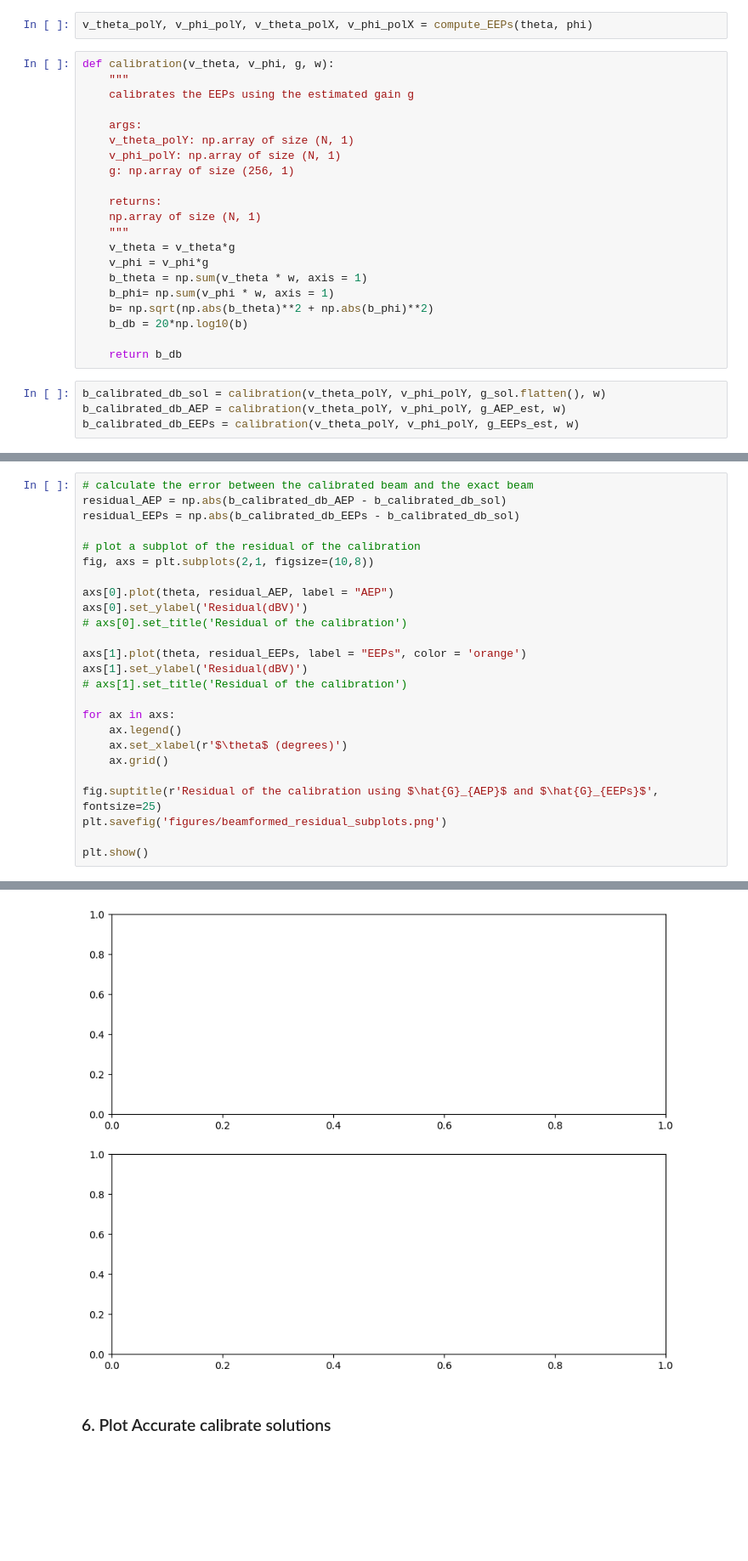
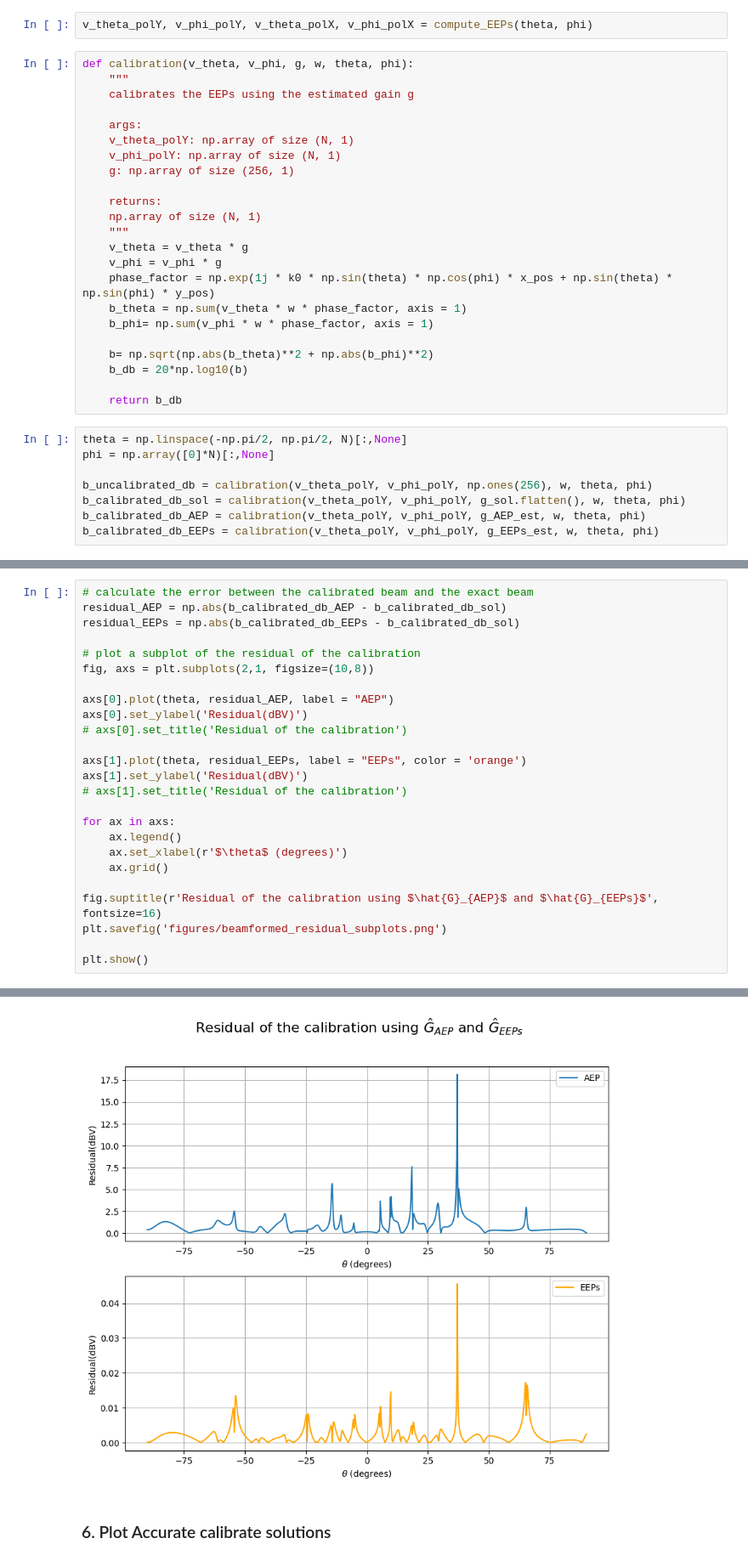
Before and after one commit to ZhongXinyu/SKA-Signal-Detection, a Jupyter notebook: src.ipynb, the cells around one changed output, grey strips where cells are left out. Shown at 85% size. Drawn from its saved outputs; the diff is of its cells as text; blank space fills up the shorter version.

```diff
--- a/src.ipynb
+++ b/src.ipynb
@@ -422,7 +423,7 @@ phi = np.array([0]*N)[:,None]
 # %%
 v_theta_polY, v_phi_polY, v_theta_polX, v_phi_polX = compute_EEPs(theta, phi)
 # %%
-def calibration(v_theta, v_phi, g, w):
+def calibration(v_theta, v_phi, g, w, theta, phi):
     """
     calibrates the EEPs using the estimated gain g
 
@@ -434,18 +435,24 @@ def calibration(v_theta, v_phi, g, w):
     returns:
     np.array of size (N, 1)
     """
-    v_theta = v_theta*g
-    v_phi = v_phi*g
-    b_theta = np.sum(v_theta * w, axis = 1)
-    b_phi= np.sum(v_phi * w, axis = 1)
+    v_theta = v_theta * g
+    v_phi = v_phi * g
+    phase_factor = np.exp(1j * k0 * np.sin(theta) * np.cos(phi) * x_pos + np.sin(theta) * np.sin(phi) * y_pos)
+    b_theta = np.sum(v_theta * w * phase_factor, axis = 1)
+    b_phi= np.sum(v_phi * w * phase_factor, axis = 1)
+
     b= np.sqrt(np.abs(b_theta)**2 + np.abs(b_phi)**2)
     b_db = 20*np.log10(b)
 
     return b_db
 # %%
-b_calibrated_db_sol = calibration(v_theta_polY, v_phi_polY, g_sol.flatten(), w)
-b_calibrated_db_AEP = calibration(v_theta_polY, v_phi_polY, g_AEP_est, w)
-b_calibrated_db_EEPs = calibration(v_theta_polY, v_phi_polY, g_EEPs_est, w)
+theta = np.linspace(-np.pi/2, np.pi/2, N)[:,None]
+phi = np.array([0]*N)[:,None]
+
+b_uncalibrated_db = calibration(v_theta_polY, v_phi_polY, np.ones(256), w, theta, phi)
+b_calibrated_db_sol = calibration(v_theta_polY, v_phi_polY, g_sol.flatten(), w, theta, phi)
+b_calibrated_db_AEP = calibration(v_theta_polY, v_phi_polY, g_AEP_est, w, theta, phi)
+b_calibrated_db_EEPs = calibration(v_theta_polY, v_phi_polY, g_EEPs_est, w, theta, phi)
 # %%
 # plot station beam against theta
 theta = np.linspace(-90, 90, N)[:,None]
@@ -482,7 +490,7 @@ for ax in axs:
     ax.set_xlabel(r'$\theta$ (degrees)')
     ax.grid()
 
-fig.suptitle(r'Residual of the calibration using $\hat{G}_{AEP}$ and $\hat{G}_{EEPs}$', fontsize=25)
+fig.suptitle(r'Residual of the calibration using $\hat{G}_{AEP}$ and $\hat{G}_{EEPs}$', fontsize=16)
 plt.savefig('figures/beamformed_residual_subplots.png')
 
 plt.show()
@@ -491,4 +498,4 @@ ValueError: x and y must have same first dimension, but have shapes (100,) and (
-[figure, old version]
+[figure, new version]
 # %% [markdown]
 ### 6. Plot Accurate calibrate solutions
 # %%
```
Also changed, not shown: parts of 9 cells of this notebook.
